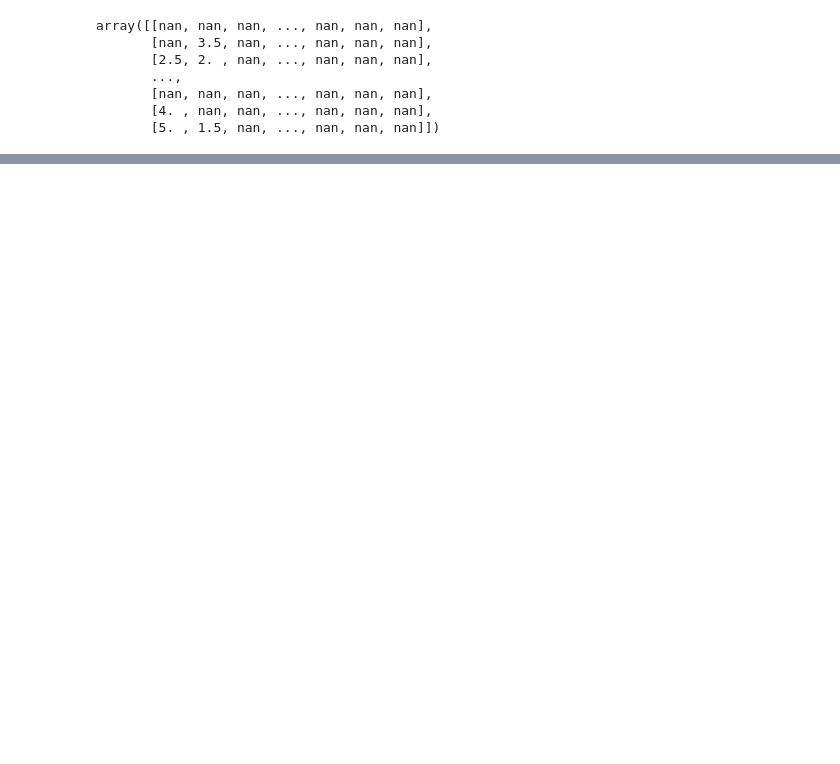
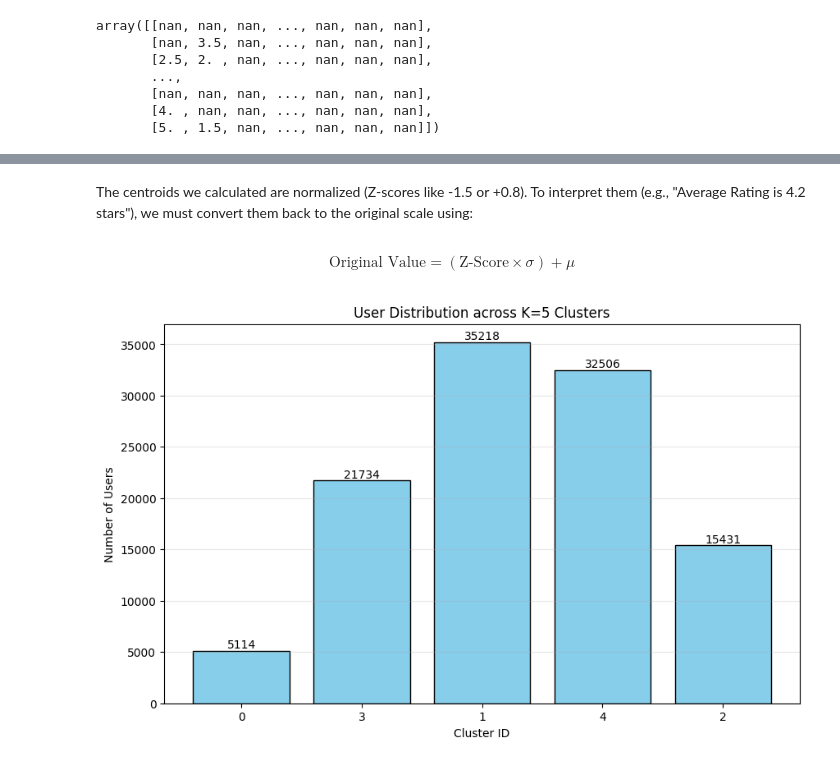
Before and after one commit to yuseiff/AIE425-Assignment-Group-X-, a Jupyter notebook: section3_clustering_based_cf/part1_user_clustering_avg_ratings/section3part1.ipynb, the cells around one changed output, grey strips where cells are left out. Cells and saved outputs as stored; diff of their text form; code cells hidden in the pictures; blank space fills up the shorter version.

```diff
--- a/section3_clustering_based_cf/part1_user_clustering_avg_ratings/section3part1.ipynb
+++ b/section3_clustering_based_cf/part1_user_clustering_avg_ratings/section3part1.ipynb
@@ -184,0 +286,15 @@ for k, count in zip(unique, counts):
+# %%
+for k in k_values:
+    print(f"Running K-Means for K={k}...", end=" ")
+
+
+    kmeans = KMeans_Custom(n_clusters=k, max_iter=100, random_state=42)
+    kmeans.fit(X_normalized)
+
+    clustering_results[k] = {
+        'centroids': kmeans.centroids,
+        'labels': kmeans.labels,
+        'inertia': kmeans.inertia_
+    }
+
+    print(f"Done. Inertia: {kmeans.inertia_:.4f}")
@@ -184,0 +458,63 @@ for k, count in zip(unique, counts):
+# %% [markdown]
+The centroids we calculated are normalized (Z-scores like -1.5 or +0.8). To interpret them (e.g., "Average Rating is 4.2 stars"), we must convert them back to the original scale using:
+# %% [markdown]
+$$\text{Original Value} = (\text{Z-Score} \times \sigma) + \mu$$
+# %%
+optimal_k = 5
+
+if optimal_k not in clustering_results:
+    print(f"Error: K={optimal_k} was not run in Task 6. Please pick from {list(clustering_results.keys())}")
+else:
+    res = clustering_results[optimal_k]
+    labels = res['labels']
+    centroids_normalized = res['centroids']
+
+    centroids_original = (centroids_normalized.flatten() * sigma) + mu
+
+    df_clusters = pd.DataFrame({
+        'Cluster_ID': range(optimal_k),
+        'Centroid_Normalized': centroids_normalized.flatten(),
+        'Centroid_Real_Rating': centroids_original
+    })
+
+    unique, counts = np.unique(labels, return_counts=True)
+    count_dict = dict(zip(unique, counts))
+    df_clusters['User_Count'] = df_clusters['Cluster_ID'].map(count_dict)
+
+    df_clusters = df_clusters.sort_values('Centroid_Real_Rating')
+
+    plt.figure(figsize=(10, 6))
+    bars = plt.bar(df_clusters['Cluster_ID'].astype(str), df_clusters['User_Count'], color='skyblue', edgecolor='black')
+    plt.xlabel('Cluster ID')
+    plt.ylabel('Number of Users')
+    plt.title(f'User Distribution across K={optimal_k} Clusters')
+    plt.grid(axis='y', alpha=0.3)
+
+    for bar in bars:
+        height = bar.get_height()
+        plt.text(bar.get_x() + bar.get_width()/2., height,
+                 f'{int(height)}',
+                 ha='center', va='bottom')
+    plt.savefig('../../Results/user_distribution_task8.png')
+    plt.show()
+    print(f"\nAnalysis of Optimal K={optimal_k}:")
+    print(f"{'Cluster':<8} | {'Avg Rating (Centroid)':<25} | {'User Count':<12} | {'Interpretation'}")
+    print("-" * 75)
+
+    for _, row in df_clusters.iterrows():
+        cid = int(row['Cluster_ID'])
+        rating = row['Centroid_Real_Rating']
+        count = int(row['User_Count'])
+
+        if rating < 2.5:
+            label = "Strict Raters (Haters)"
+        elif rating < 3.5:
+            label = "Moderate / harsh"
+        elif rating < 4.2:
+            label = "Typical Raters"
+        else:
+            label = "Generous Raters "
+
+        print(f"{cid:<8} | {rating:.4f} stars             | {count:<12} | {label}")
+# %% [output]
+[figure, added]
```
Also changed, not shown: parts of 73 cells of this notebook, 4 other files.
